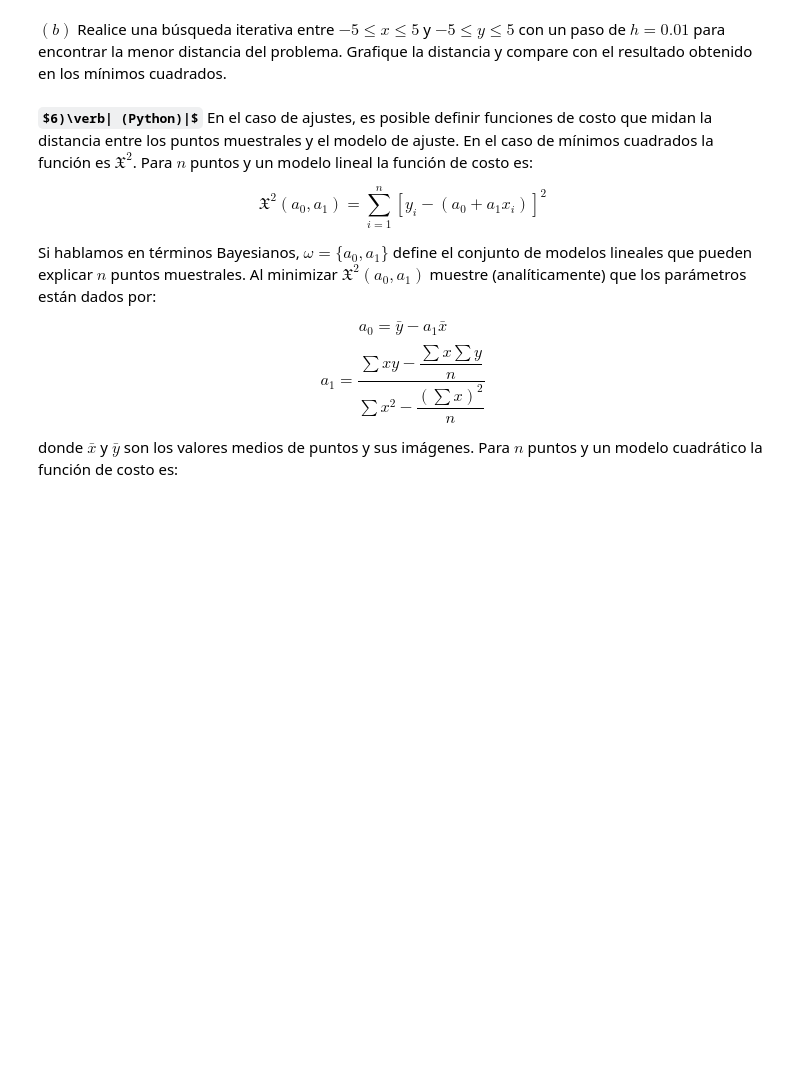
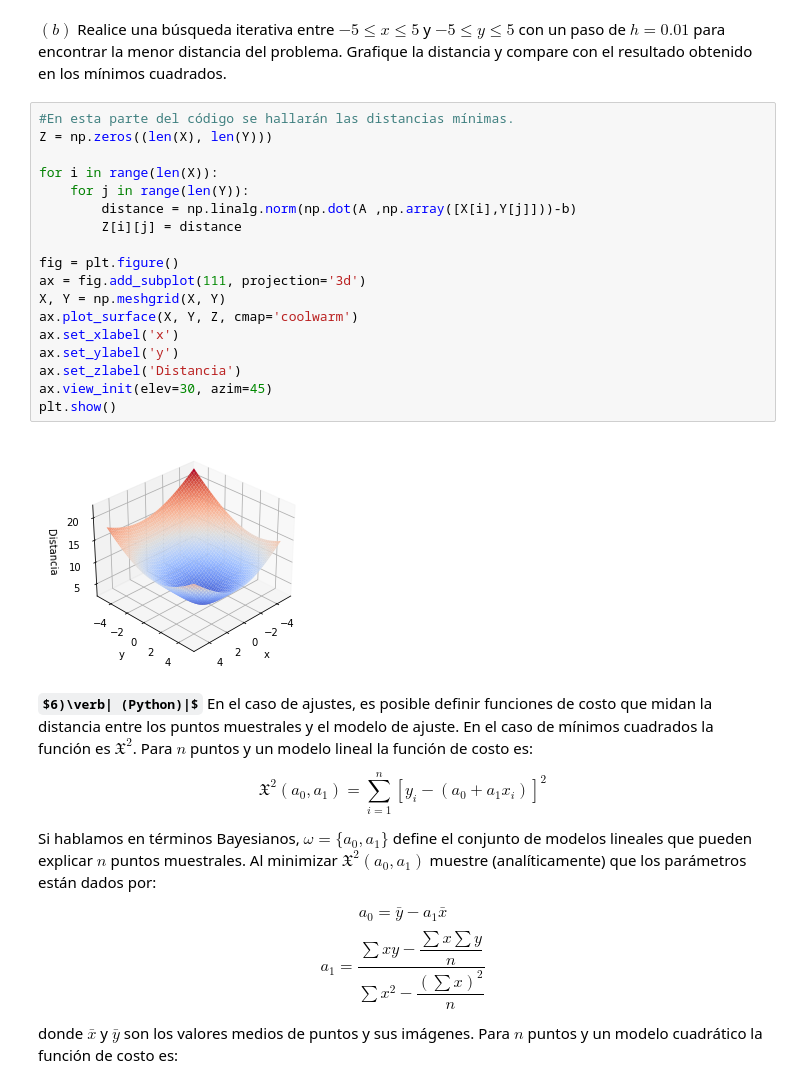
Before and after one commit to ThomasAnkhe/Metodos1_ClaudiaCuellar-ThomasAndrade, a Jupyter notebook: Tercer Taller/Métodos_Taller3.ipynb, the cells around one changed output. Drawn from its saved outputs; the diff is of its cells as text; some formulas as TeX source; blank space fills up the shorter version.

```diff
--- a/Tercer Taller/Métodos_Taller3.ipynb
+++ b/Tercer Taller/Métodos_Taller3.ipynb
@@ -789,5 +837,25 @@ $(a)$ Con el método de mínimos cuadrados encuentre el punto común a las tres
 # %% [markdown]
 $(b)$ Realice una búsqueda iterativa entre $-5 \leq x \leq 5$ y $-5 \leq y \leq 5$ con un paso de $h = 0.01$ para encontrar la menor distancia del problema. Grafique la distancia y compare con el resultado obtenido en los mínimos cuadrados.
+# %%
+#En esta parte del código se hallarán las distancias mínimas.
+Z = np.zeros((len(X), len(Y)))
+
+for i in range(len(X)):
+    for j in range(len(Y)):
+        distance = np.linalg.norm(np.dot(A ,np.array([X[i],Y[j]]))-b)
+        Z[i][j] = distance
+
+fig = plt.figure()
+ax = fig.add_subplot(111, projection='3d')
+X, Y = np.meshgrid(X, Y)
+ax.plot_surface(X, Y, Z, cmap='coolwarm')
+ax.set_xlabel('x')
+ax.set_ylabel('y')
+ax.set_zlabel('Distancia')
+ax.view_init(elev=30, azim=45)
+plt.show()
+# %% [output]
+[figure, added]
 # %% [markdown]
 **$6)\verb| (Python)|$** En el caso de ajustes, es posible definir funciones de costo que midan la distancia entre los puntos muestrales y el modelo de ajuste. En el caso de mínimos cuadrados la función es $\mathfrak{X}^2$. Para $n$ puntos y un modelo lineal la función de costo es:
 
```
Also changed, not shown: parts of 13 cells of this notebook.
